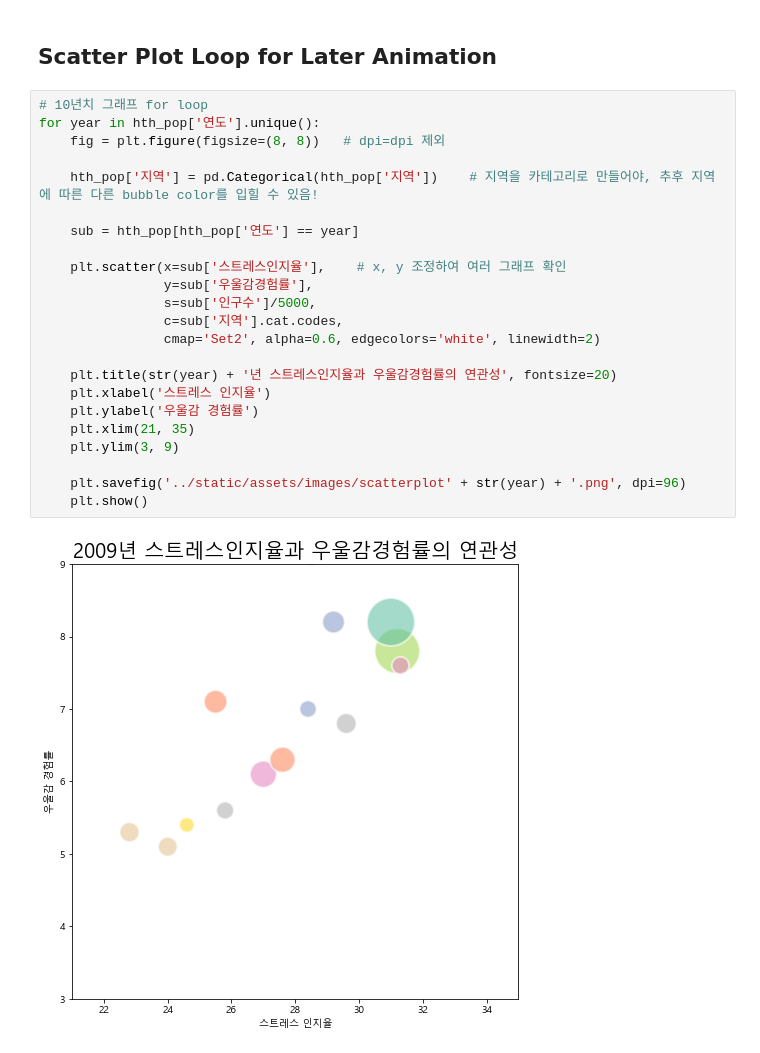
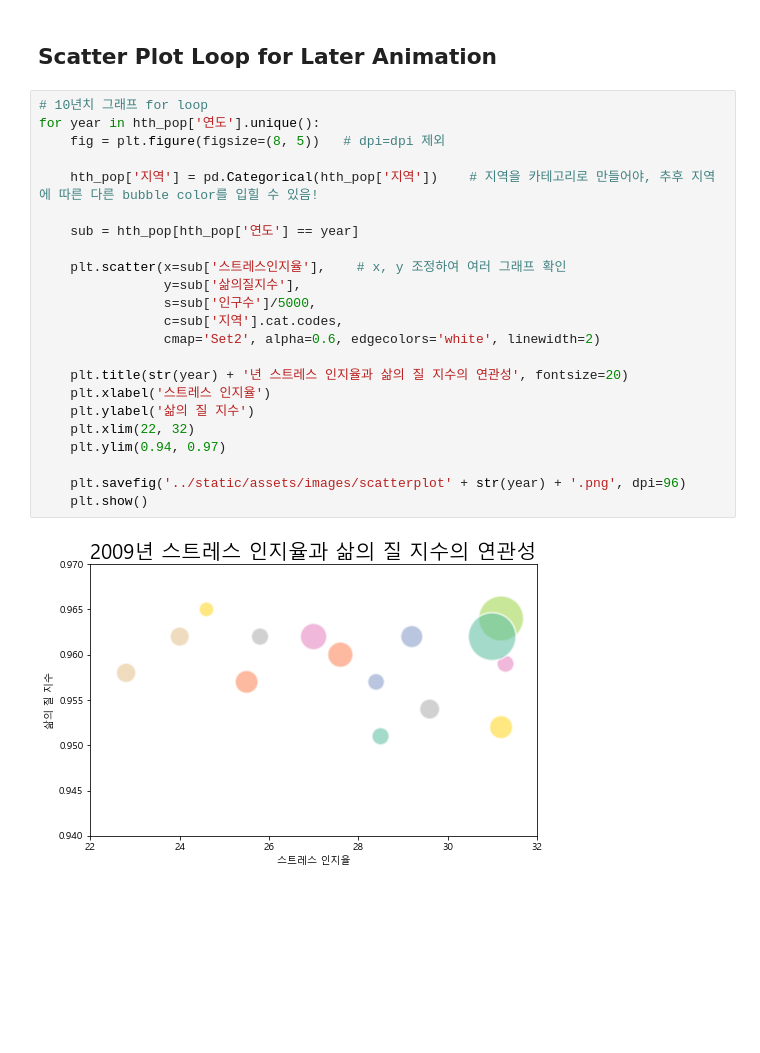
Before and after one commit to BreadFeet/K-water_project, a Jupyter notebook: myanalysis/03_Data_Analysis.ipynb, the cells around one changed output. Drawn from its saved outputs; the diff is of its cells as text; blank space fills up the shorter version.

```diff
--- a/myanalysis/03_Data_Analysis.ipynb
+++ b/myanalysis/03_Data_Analysis.ipynb
@@ -938,25 +945,25 @@ dtype: float64
 # %%
 # 10년치 그래프 for loop
 for year in hth_pop['연도'].unique():
-    fig = plt.figure(figsize=(8, 8))   # dpi=dpi 제외
+    fig = plt.figure(figsize=(8, 5))   # dpi=dpi 제외
 
     hth_pop['지역'] = pd.Categorical(hth_pop['지역'])    # 지역을 카테고리로 만들어야, 추후 지역에 따른 다른 bubble color를 입힐 수 있음!
 
     sub = hth_pop[hth_pop['연도'] == year]
 
     plt.scatter(x=sub['스트레스인지율'],    # x, y 조정하여 여러 그래프 확인
-                y=sub['우울감경험률'],
+                y=sub['삶의질지수'],
                 s=sub['인구수']/5000,
                 c=sub['지역'].cat.codes,
                 cmap='Set2', alpha=0.6, edgecolors='white', linewidth=2)
 
-    plt.title(str(year) + '년 스트레스인지율과 우울감경험률의 연관성', fontsize=20)
+    plt.title(str(year) + '년 스트레스 인지율과 삶의 질 지수의 연관성', fontsize=20)
     plt.xlabel('스트레스 인지율')
-    plt.ylabel('우울감 경험률')
-    plt.xlim(21, 35)
-    plt.ylim(3, 9)
+    plt.ylabel('삶의 질 지수')
+    plt.xlim(22, 32)
+    plt.ylim(0.94, 0.97)
 
     plt.savefig('../static/assets/images/scatterplot' + str(year) + '.png', dpi=96)
     plt.show()
 # %% [output]
-[figure, old version]
+[figure, new version]
```
Also changed, not shown: parts of 27 cells of this notebook, 15 other files.
